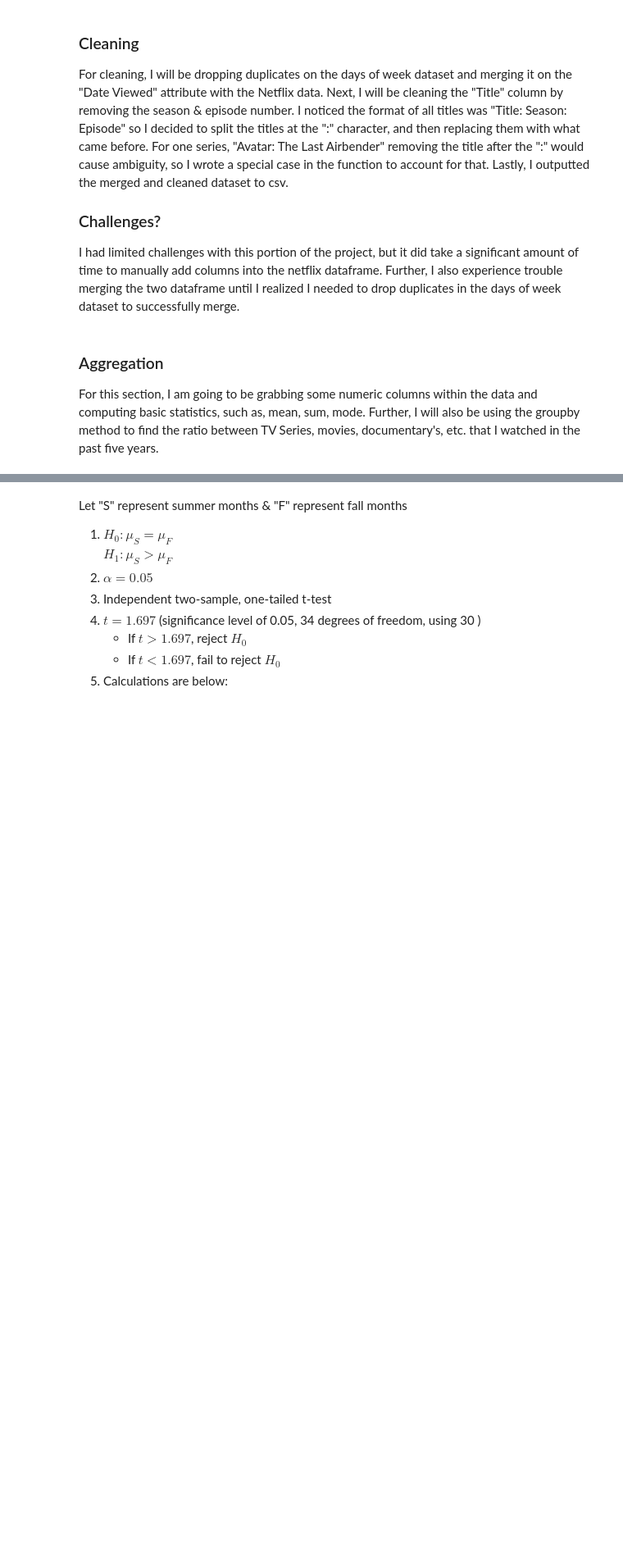
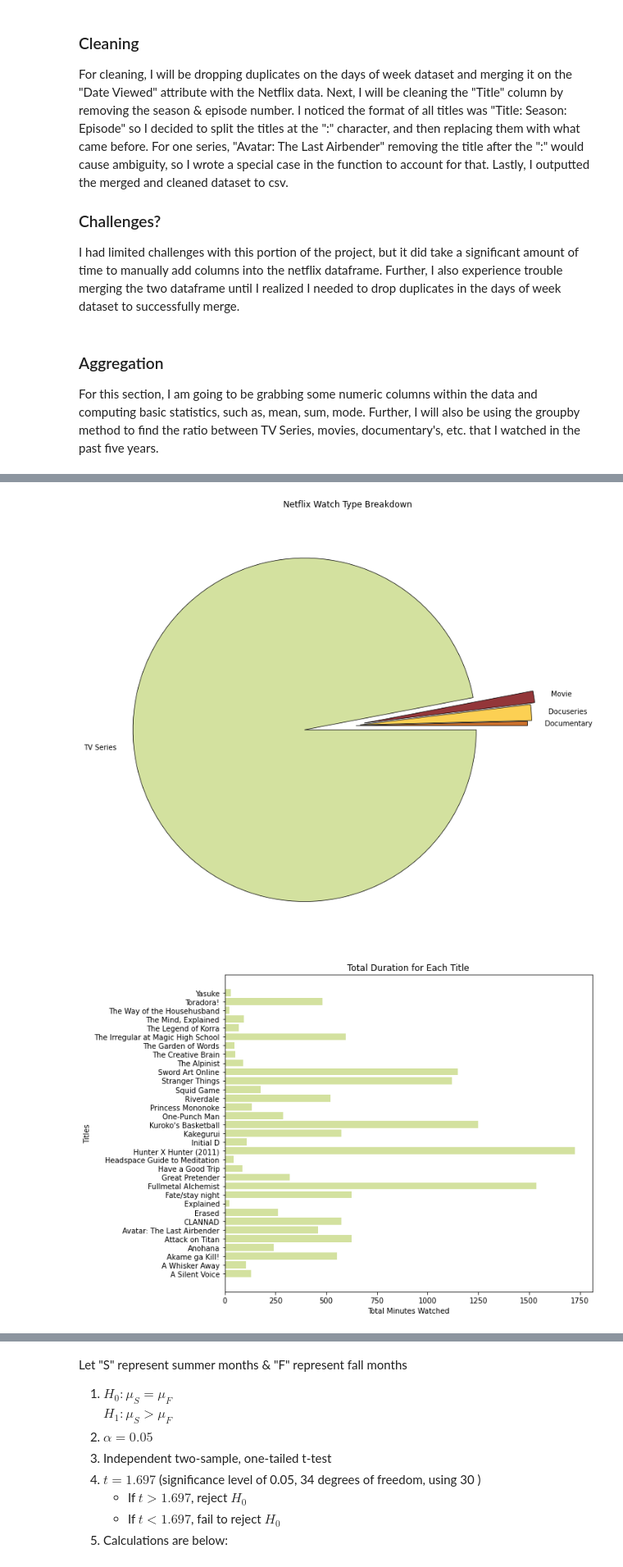
Before and after one commit to mootqns/cpsc222-project, a Jupyter notebook: QuantifiedSelf.ipynb, the cells around one changed output, grey strips where cells are left out. Shown at 82% size. Saved outputs shown, nothing was run; the diff lists cells and outputs as text; code cells hidden in the pictures; blank space fills up the shorter version.

```diff
--- a/QuantifiedSelf.ipynb
+++ b/QuantifiedSelf.ipynb
@@ -119,0 +92,6 @@ plt.show()
+# %%
+utils.pie_chart(ratio_df)
+utils.bar_chart(netflix_merged_df)
+# %% [output]
+[figure, added]
+[figure, added]
```
Also changed, not shown: parts of 14 cells of this notebook, 1 other file.
